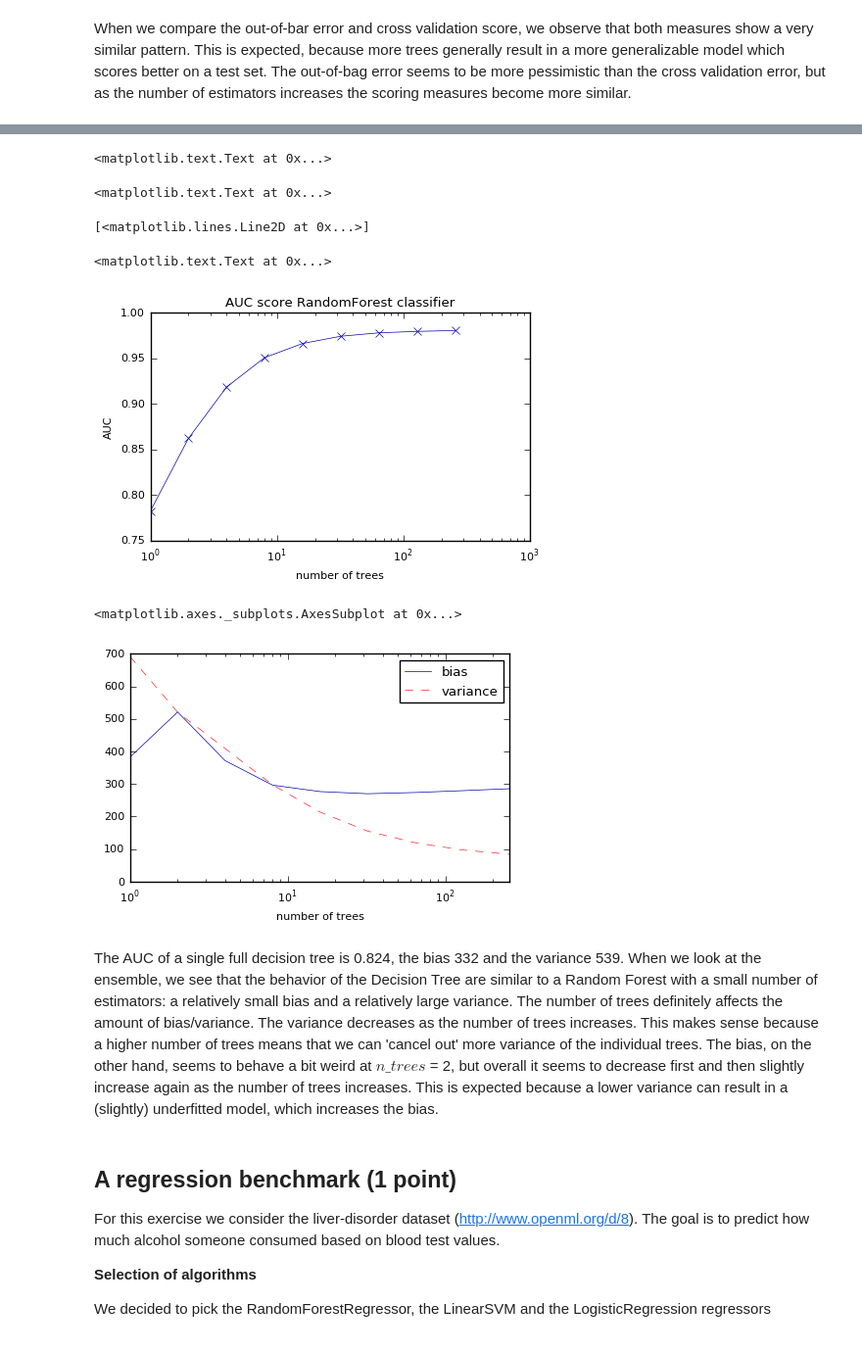
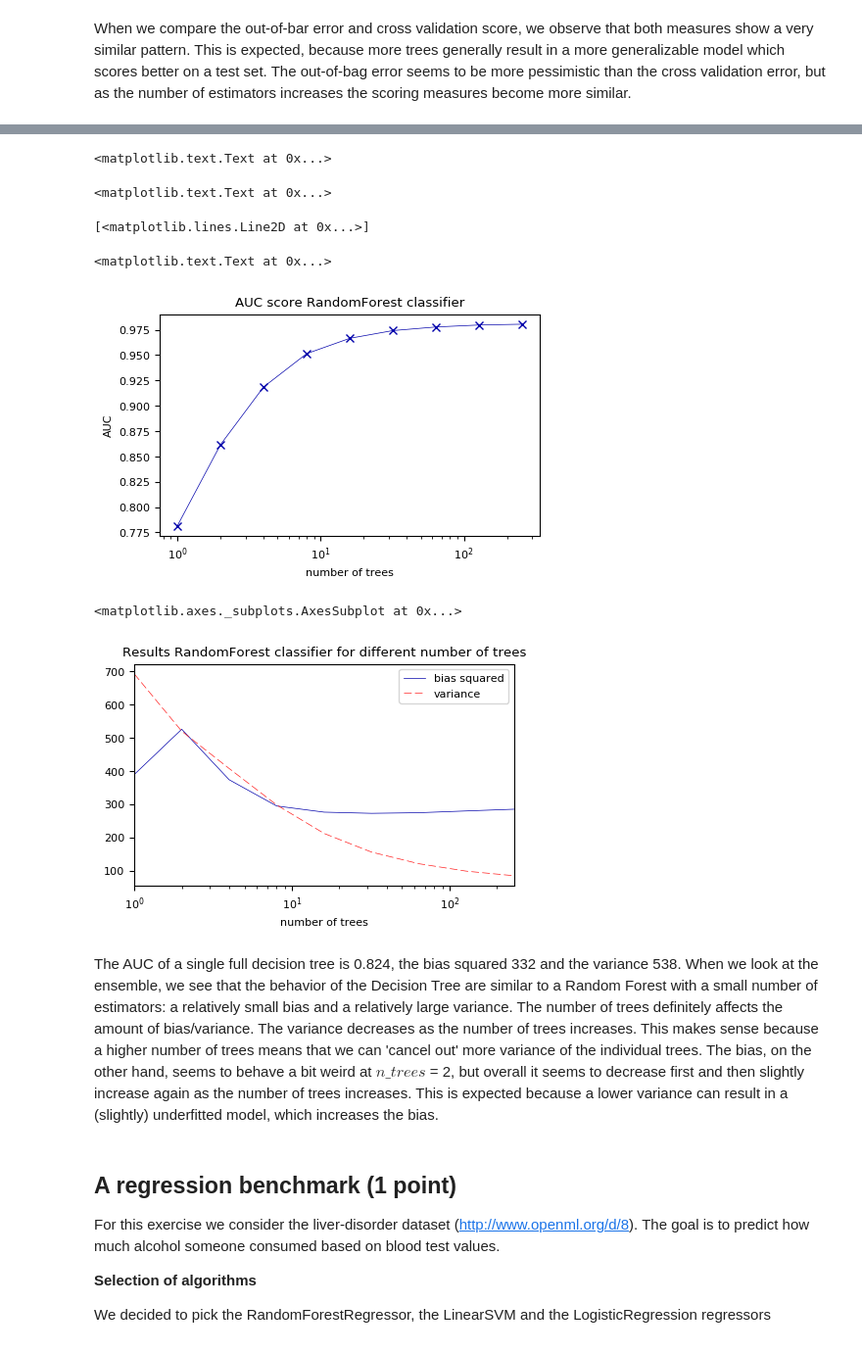
Before and after one commit to mcpeer/mla1, a Jupyter notebook: Assignment 1 - Weerts Peer.ipynb, the cells around one changed output, grey strips where cells are left out. Shown at 98% size. Saved outputs shown, nothing was run; the diff lists cells and outputs as text; code cells hidden in the pictures.

Commit message:
tweaks bias variance (bias squared) rerun some plots.

```diff
--- a/Assignment 1 - Weerts Peer.ipynb
+++ b/Assignment 1 - Weerts Peer.ipynb
@@ -751,7 +753,7 @@ We now compare the performance of a RandomForest with that of a single decision
 eeg = oml.datasets.get_dataset(1471) # Download EEG-eye data
 X, y = eeg.get_data(target=eeg.default_target_attribute);
 # %%
-from sklearn.model_selection import StratifiedShuffleSplit
+from sklearn.model_selection import ShuffleSplit
 from sklearn.model_selection import cross_val_predict
 from sklearn.model_selection import train_test_split
 from sklearn.metrics import roc_auc_score
@@ -762,7 +764,7 @@ def create_table_and_get_AUC(classifier, X, y, n_splits):
     AUClist = []
     for i in range(0,y.shape[0]): #add true labels to totalTable; for each point a list (with one value)
         totalTable.append([y[i]])
-    splits = StratifiedShuffleSplit(test_size=1/3, train_size=2/3, n_splits=n_splits, random_state=0)
+    splits = ShuffleSplit(test_size=1/3, train_size=2/3, n_splits=n_splits, random_state=0)
 
     for train_index, test_index in splits.split(X,y): #for each split, train a model and append predictions
         clf = classifier.fit(X[train_index], y[train_index])
@@ -833,7 +836,7 @@ from sklearn.ensemble import RandomForestClassifier
 import matplotlib.pyplot as plt
 
 n_trees = np.logspace(0, 8, 9, base=2).astype(int)
-rf = RandomForestClassifier(n_jobs = -1)
+rf = RandomForestClassifier(random_state=0, n_jobs = -1)
 
 for t in n_trees:
     rf.set_params(n_estimators=t)
@@ -907,18 +910,18 @@ plt.title('AUC score RandomForest classifier')
 <matplotlib.text.Text at 0x...>
 [<matplotlib.lines.Line2D at 0x...>]
 <matplotlib.text.Text at 0x...>
-[figure, old version]
+[figure, new version]
 # %%
 df = pd.DataFrame()
 df['number of trees'] = n_trees
-df['bias'] = bias_vector
+df['bias squared'] = bias_vector
 df['variance'] = variance_vector
-df.plot(x = 'number of trees', logx=True)
+df.plot(x = 'number of trees', logx=True, title="Results RandomForest classifier for different number of trees")
 # %% [output]
 <matplotlib.axes._subplots.AxesSubplot at 0x...>
-[figure, old version]
+[figure, new version]
 # %% [markdown]
-The AUC of a single full decision tree is 0.824, the bias 332 and the variance 539. When we look at the ensemble, we see that the behavior of the Decision Tree are similar to a Random Forest with a small number of estimators: a relatively small bias and a relatively large variance. The number of trees definitely affects the amount of bias/variance. The variance decreases as the number of trees increases. This makes sense because a higher number of trees means that we can 'cancel out' more variance of the individual trees. The bias, on the other hand, seems to behave a bit weird at $n\_trees$ = 2, but overall it seems to decrease first and then slightly increase again as the number of trees increases. This is expected because a lower variance can result in a (slightly) underfitted model, which increases the bias.
+The AUC of a single full decision tree is 0.824, the bias squared 332 and the variance 538. When we look at the ensemble, we see that the behavior of the Decision Tree are similar to a Random Forest with a small number of estimators: a relatively small bias and a relatively large variance. The number of trees definitely affects the amount of bias/variance. The variance decreases as the number of trees increases. This makes sense because a higher number of trees means that we can 'cancel out' more variance of the individual trees. The bias, on the other hand, seems to behave a bit weird at $n\_trees$ = 2, but overall it seems to decrease first and then slightly increase again as the number of trees increases. This is expected because a lower variance can result in a (slightly) underfitted model, which increases the bias.
 # %% [markdown]
 ## A regression benchmark (1 point)
 For this exercise we consider the liver-disorder dataset (http://www.openml.org/d/8). The goal is to predict how much alcohol someone consumed based on blood test values.
```
Also changed, not shown: parts of 6 cells of this notebook.
